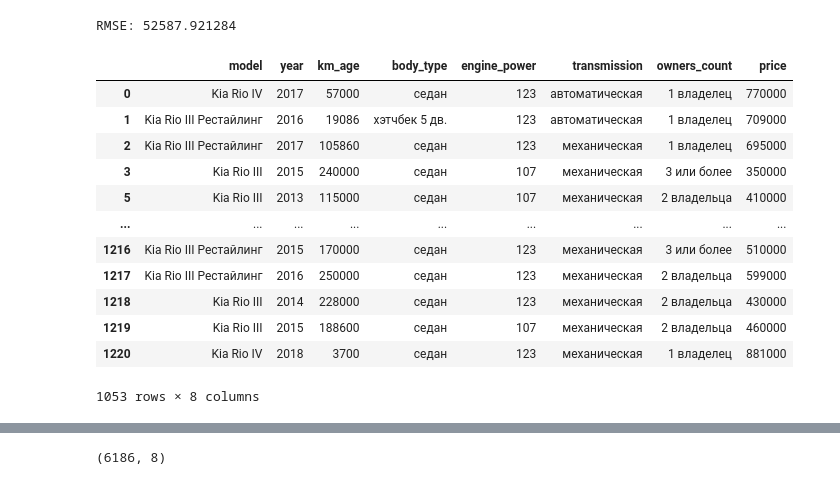
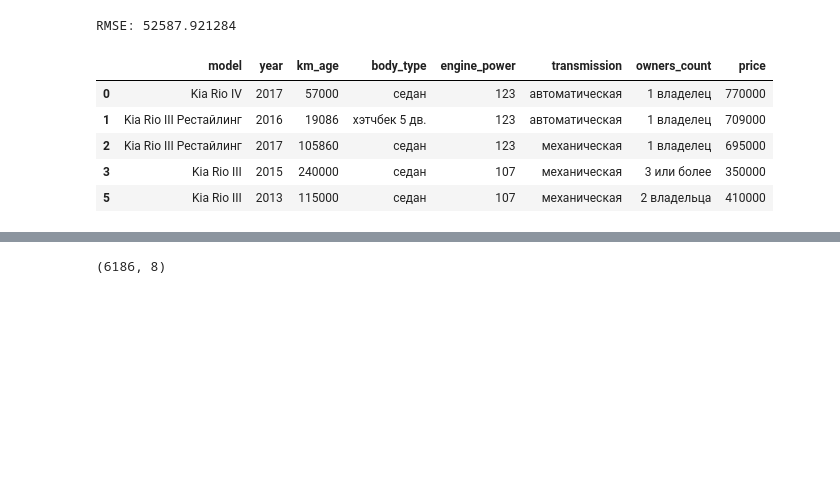
Before and after one commit to FelixMusic/myprojects, a Jupyter notebook: Auto_EDA_final.ipynb, the cells around one changed output, grey strips where cells are left out. Cells and saved outputs as stored; diff of their text form; code cells hidden in the pictures; blank space fills up the shorter version.

```diff
--- a/Auto_EDA_final.ipynb
+++ b/Auto_EDA_final.ipynb
@@ -1508,19 +1582,12 @@ RMSE: 52587.921284
 
 avito_ru_set = df
 # %%
-auto_ru_set
+auto_ru_set.head()
 # %% [output]
 |  | model | year | km_age | body_type | engine_power | transmission | owners_count | price |
 | 0 | Kia Rio IV | 2017 | 57000 | седан | 123 | автоматическая | 1 владелец | 770000 |
 | 1 | Kia Rio III Рестайлинг | 2016 | 19086 | хэтчбек 5 дв. | 123 | автоматическая | 1 владелец | 709000 |
 | 2 | Kia Rio III Рестайлинг | 2017 | 105860 | седан | 123 | механическая | 1 владелец | 695000 |
 | 3 | Kia Rio III | 2015 | 240000 | седан | 107 | механическая | 3 или более | 350000 |
 | 5 | Kia Rio III | 2013 | 115000 | седан | 107 | механическая | 2 владельца | 410000 |
-| ... | ... | ... | ... | ... | ... | ... | ... | ... |
-| 1216 | Kia Rio III Рестайлинг | 2015 | 170000 | седан | 123 | механическая | 3 или более | 510000 |
-| 1217 | Kia Rio III Рестайлинг | 2016 | 250000 | седан | 123 | механическая | 2 владельца | 599000 |
-| 1218 | Kia Rio III | 2014 | 228000 | седан | 123 | механическая | 2 владельца | 430000 |
-| 1219 | Kia Rio III | 2015 | 188600 | седан | 107 | механическая | 2 владельца | 460000 |
-| 1220 | Kia Rio IV | 2018 | 3700 | седан | 123 | механическая | 1 владелец | 881000 |
-1053 rows × 8 columns
 # %%
```
Also changed, not shown: parts of 53 cells of this notebook.
